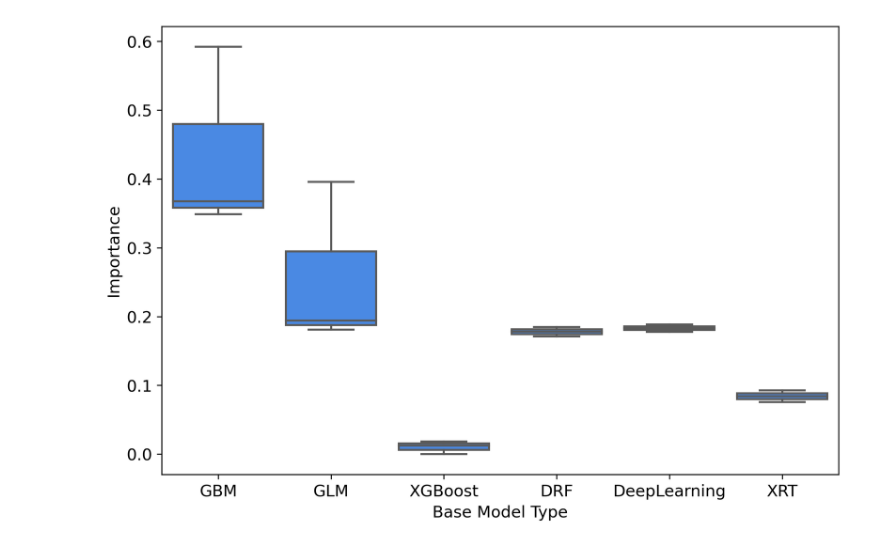
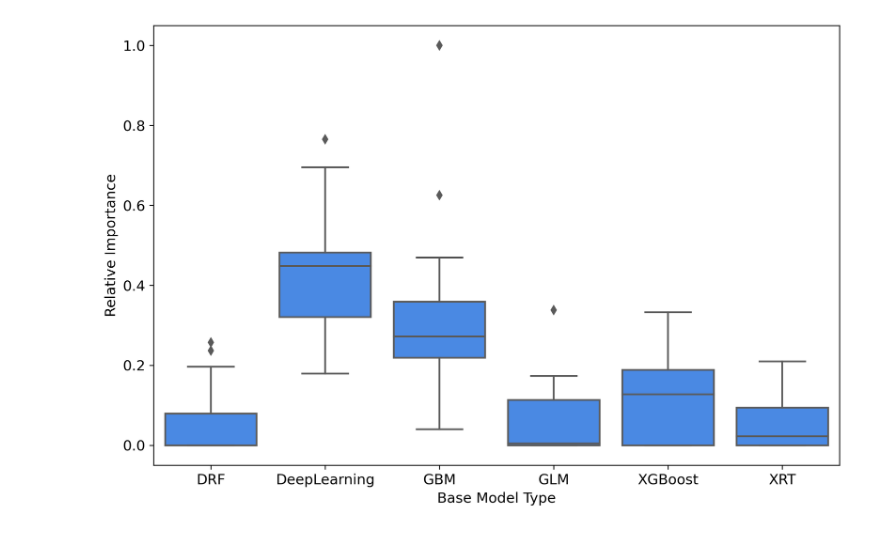
Before and after one commit to mxgbr/gpp_upscaling, a Jupyter notebook: 03_h2o_explainability_out.ipynb, the cells around one changed output. Cells and saved outputs as stored; diff of their text form; code cells hidden in the pictures.

```diff
--- a/03_h2o_explainability_out.ipynb
+++ b/03_h2o_explainability_out.ipynb
@@ -13,15 +15,18 @@ from modules.analysis import *
 # %%
 # loads model paths and exp_ids
-reps = list(range(0, 3))
+reps = list(range(0, 30))
 
-exp_id = '2022102713559613'
+exp_id = '2022110113578590'
 
 models = []
 exp_paths = []
+h2o.init()
+
 for rep in reps:
     exp_path = os.path.join('experiments', exp_id + '_' + str(rep))
     exp_paths.append(exp_path)
-    models.append(H2o.load(os.path.join(exp_path, 'fold_0')))
+    print(exp_path)
+    models.append(H2o.load(os.path.join(exp_path, 'fold_0'), init=False))
 # %% [output]
 Checking whether there is an H2O instance running at http://localhost:54321 ..... not found.
 Attempting to start a local H2O server...
@@ -130,0 +162,15 @@ df_models
+# %%
+# plot model importance bar chart
+model_imp = df_models.copy()
+model_imp['rep'] = model_imp.rep + 1
+model_imp = model_imp.groupby(['rep', 'base_model_type'])['importance'].sum().reset_index().fillna(0)
+
+colors = plt.cm.Paired(np.linspace(0, 1, 6))
+
+model_imp.set_index(['rep', 'base_model_type']).unstack('base_model_type').droplevel(0, axis=1).plot(kind='bar', stacked=True, width=1)
+plt.legend(bbox_to_anchor=(1, 0.5), loc='center left', ncol=1, title='Model Family')
+plt.ylim(0, 1)
+plt.xlabel('Bootstrap')
+plt.ylabel('Relative Importance')
+plt.tight_layout()
+plt.savefig(os.path.join('analysis/benchmark', exp_id, 'base_model_importance_bootstraps.pdf'))
@@ -130,0 +179,2 @@ df_models
+# %%
+model_imp.set_index(['rep', 'base_model_type']).unstack('base_model_type')
@@ -131,7 +201,13 @@ df_models
 # %%
-sns.boxplot(data=df_models, x='base_model_type', y='importance', color=sns.color_palette()[0])
+# create saving path
+out_path = os.path.join('analysis/benchmark/', exp_id)
+if not os.path.isdir(out_path):
+    os.makedirs(out_path)
+
+sns.boxplot(data=model_imp, x='base_model_type', y='importance', color=sns.color_palette()[0])
 plt.xlabel('Base Model Type')
-plt.ylabel('Importance')
-plt.savefig('')
+plt.ylabel('Relative Importance')
+plt.tight_layout()
+plt.savefig(os.path.join('analysis/benchmark', exp_id, 'base_model_importance.pdf'))
 # %% [output]
-[figure, old version]
+[figure, new version]
```
Also changed, not shown: parts of 8 cells of this notebook, 2 other files.
